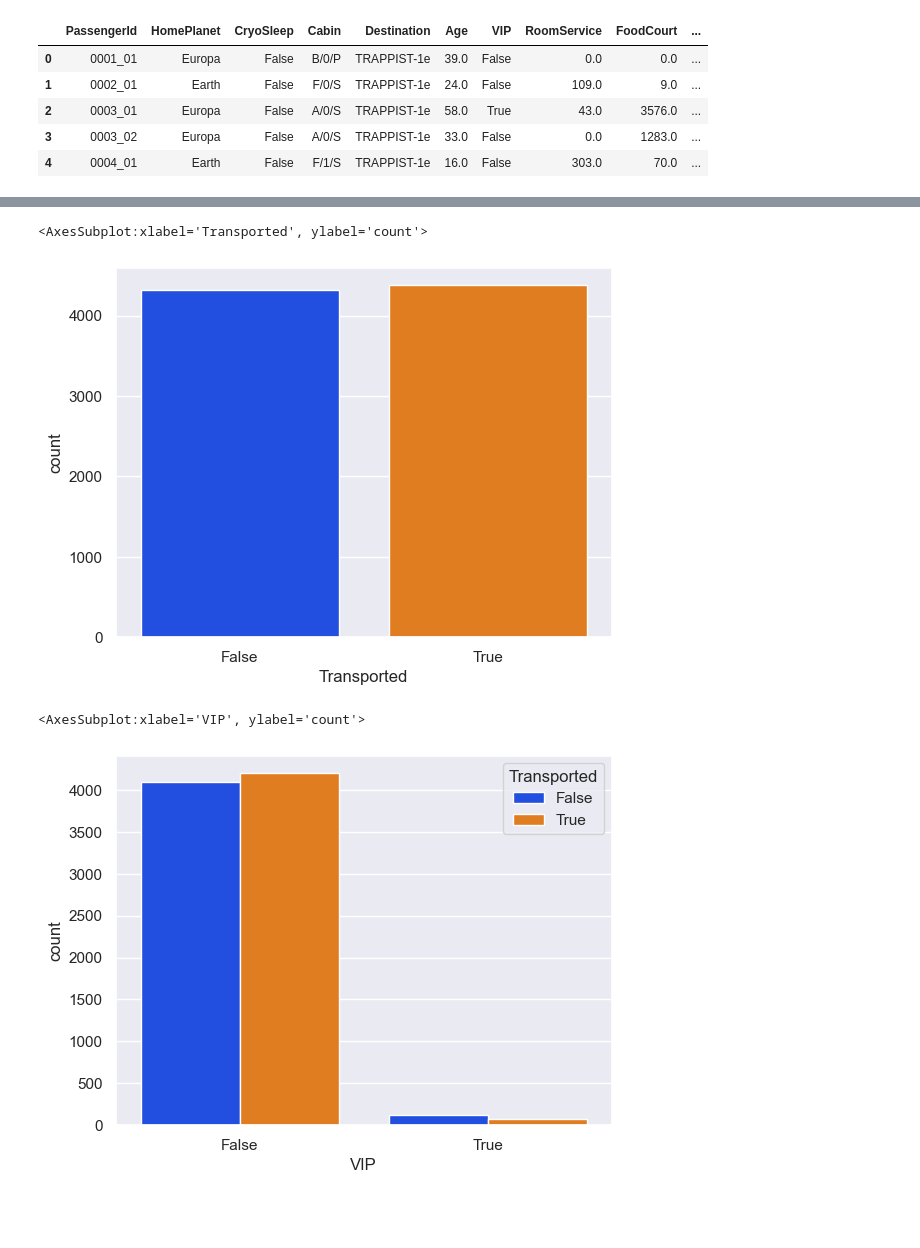
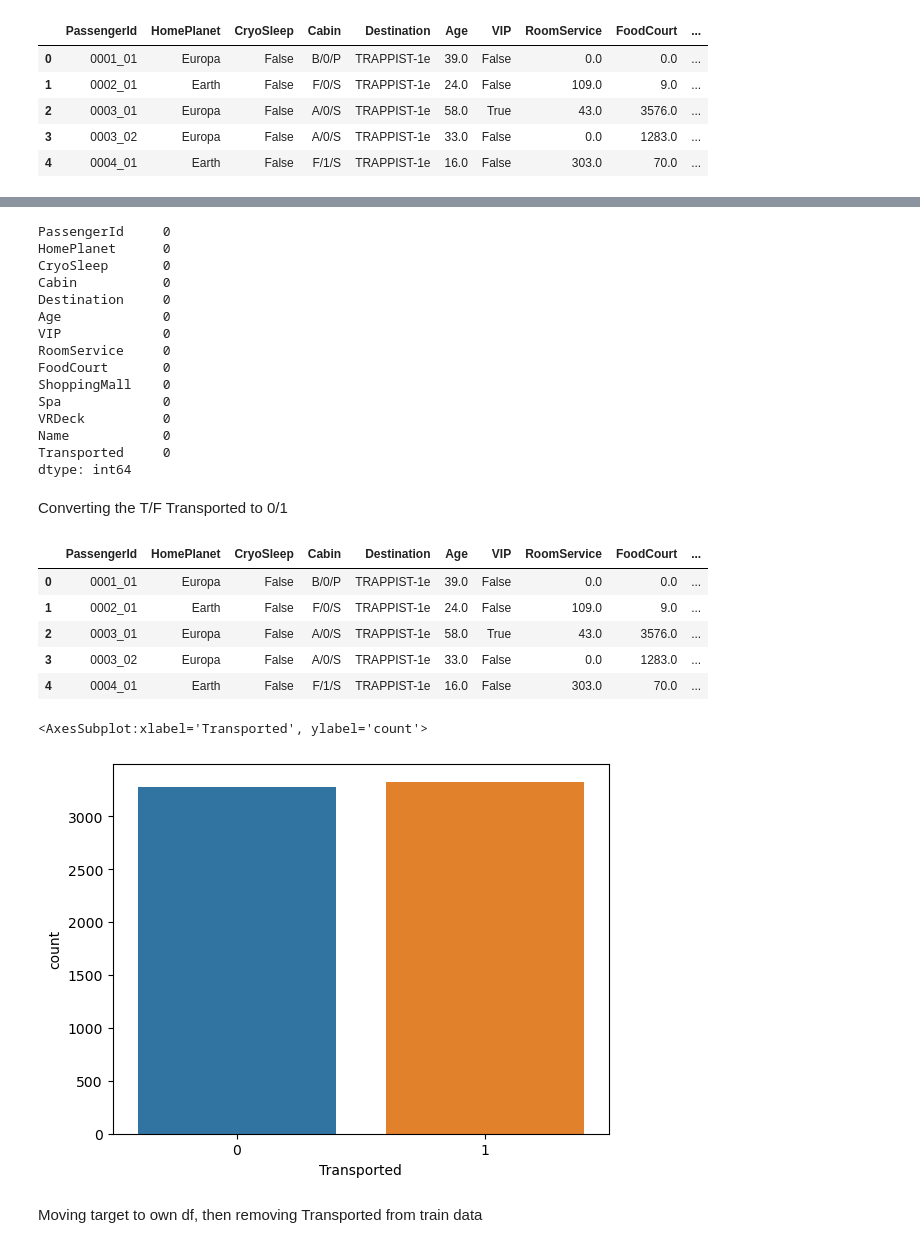
Before and after one commit to KPMallaney/TensorFlow, a Jupyter notebook: SpaceTitanic.ipynb, the cells around one changed output, grey strips where cells are left out. Saved outputs shown, nothing was run; the diff lists cells and outputs as text; code cells hidden in the pictures; blank space fills up the shorter version.

```diff
--- a/SpaceTitanic.ipynb
+++ b/SpaceTitanic.ipynb
@@ -144,8 +144,6 @@ Name            200
 Transported       0
 dtype: int64
 # %%
-sns.set()
-sns.set_palette("bright")
 backupTrain = trainData.copy()
 # %%
 backupTrain.head()
@@ -159,2 +159,2 @@ backupTrain.head()
 # %%
-sns.countplot(x=backupTrain["VIP"])
+trainData = trainData.dropna()
@@ -164,13 +161,38 @@ sns.countplot(x=backupTrain["VIP"])
 # %%
-sns.countplot(x=backupTrain["Transported"])
+trainData.isnull().sum()
 # %% [output]
-<AxesSubplot:xlabel='Transported', ylabel='count'>
+PassengerId     0
+HomePlanet      0
+CryoSleep       0
+Cabin           0
+Destination     0
+Age             0
+VIP             0
+RoomService     0
+FoodCourt       0
+ShoppingMall    0
+Spa             0
+VRDeck          0
+Name            0
+Transported     0
+dtype: int64
-[figure, removed]
+# %% [markdown]
+Converting the T/F Transported to 0/1
+# %%
+trainData['Transported'].replace({False: 0, True: 1}, inplace=True)
 # %%
-#fig, ax = plt.subplots(1,1, figsize=(12,7))
-sns.countplot(x="VIP", hue="Transported", data=backupTrain)
-#ax[0].set_yticks([0, 50, 100, 150, 200, 250, 300, 350, 400, 450])
-#ax[0].set_title('Transportation')
+trainData.head()
 # %% [output]
-<AxesSubplot:xlabel='VIP', ylabel='count'>
-[figure, removed]
+|  | PassengerId | HomePlanet | CryoSleep | Cabin | Destination | Age | VIP | RoomService | FoodCourt | ... |
+| 0 | 0001_01 | Europa | False | B/0/P | TRAPPIST-1e | 39.0 | False | 0.0 | 0.0 | ... |
+| 1 | 0002_01 | Earth | False | F/0/S | TRAPPIST-1e | 24.0 | False | 109.0 | 9.0 | ... |
+| 2 | 0003_01 | Europa | False | A/0/S | TRAPPIST-1e | 58.0 | True | 43.0 | 3576.0 | ... |
+| 3 | 0003_02 | Europa | False | A/0/S | TRAPPIST-1e | 33.0 | False | 0.0 | 1283.0 | ... |
+| 4 | 0004_01 | Earth | False | F/1/S | TRAPPIST-1e | 16.0 | False | 303.0 | 70.0 | ... |
+# %%
+sns.countplot(x=trainData['Transported'])
+# %% [output]
+<AxesSubplot:xlabel='Transported', ylabel='count'>
+[figure, added]
+# %% [markdown]
+Moving target to own df, then removing Transported from train data
```
Also changed, not shown: parts of 13 cells of this notebook.
